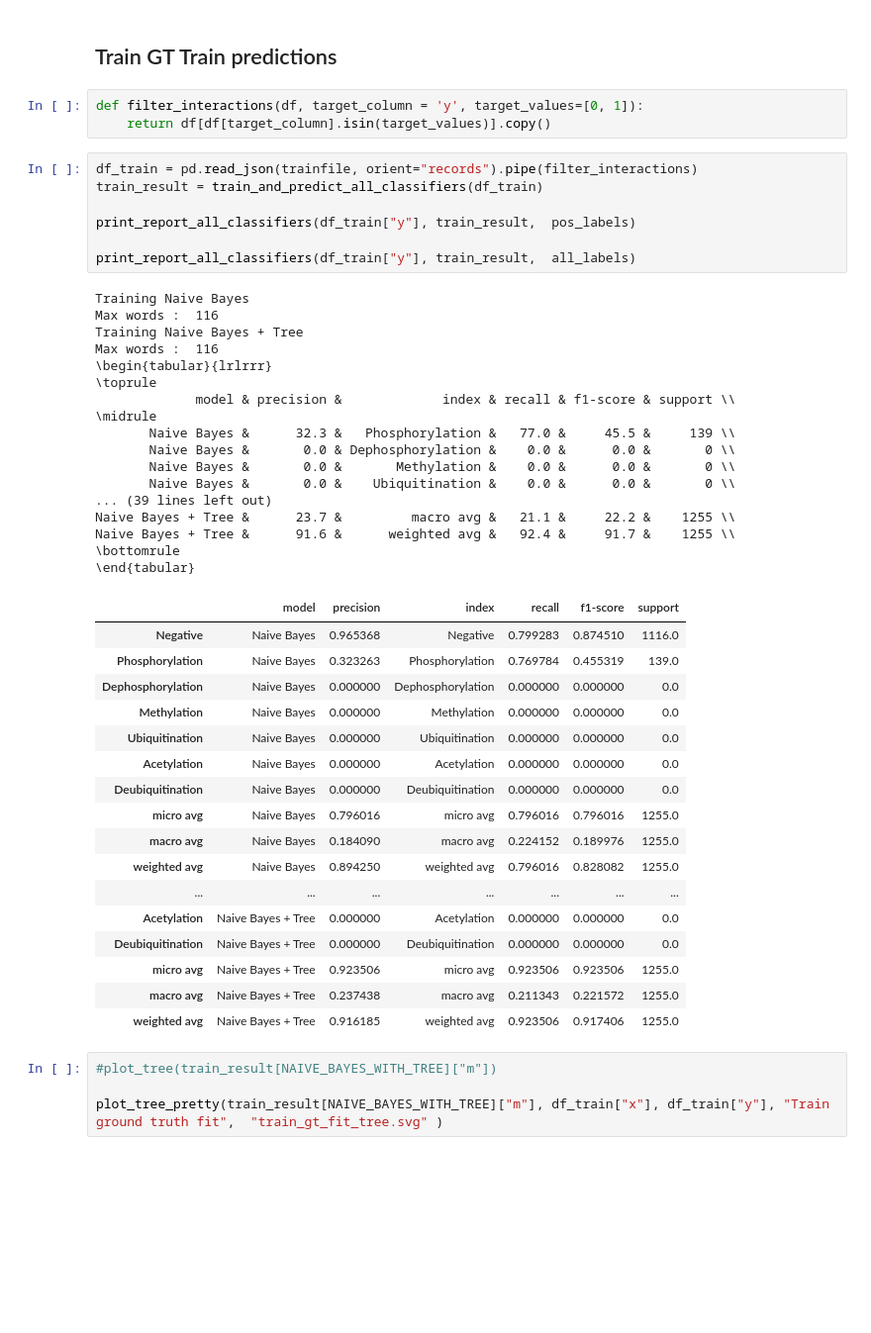
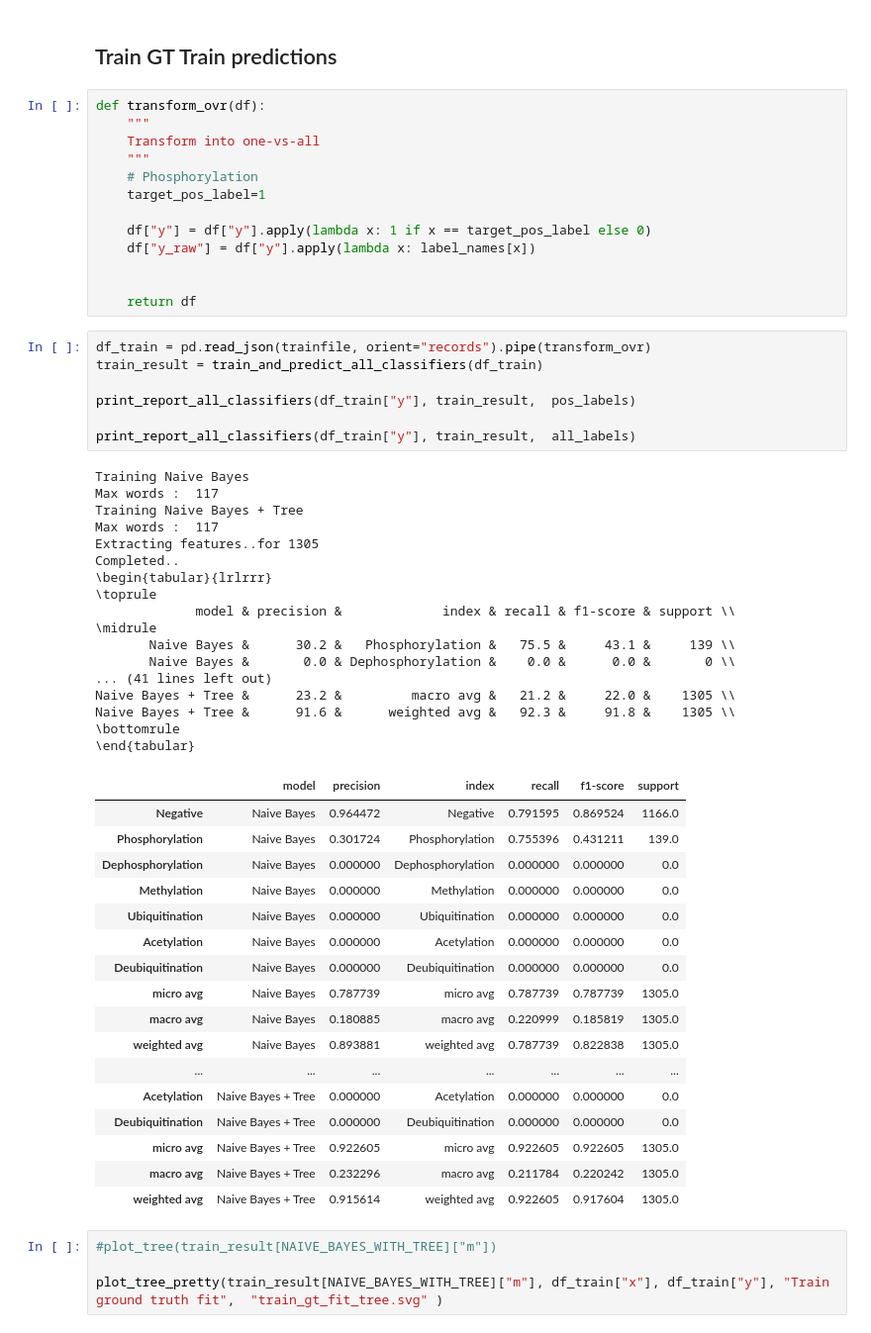
Before and after one commit to elangovana/bert-shortcuts, a Jupyter notebook: notebooks/ptm_ppi_shortcut_analysis.ipynb, the cells around one changed output. Shown at 99% size. Cells and saved outputs as stored; diff of their text form; blank space fills up the shorter version.

```diff
--- a/notebooks/ptm_ppi_shortcut_analysis.ipynb
+++ b/notebooks/ptm_ppi_shortcut_analysis.ipynb
@@ -257,51 +257,61 @@ def plot_confusionmatrix(y_true,y_pred):
     disp.plot(cmap="PuBu", xticks_rotation="vertical")
 # %% [markdown]
 ## Train GT Train predictions
-# %%
-def filter_interactions(df, target_column = 'y', target_values=[0, 1]):
-    return df[df[target_column].isin(target_values)].copy()
+# %%
+def transform_ovr(df):
+    """
+    Transform into one-vs-all
+    """
+    # Phosphorylation
+    target_pos_label=1
+
+    df["y"] = df["y"].apply(lambda x: 1 if x == target_pos_label else 0)
+    df["y_raw"] = df["y"].apply(lambda x: label_names[x])
+
+
+    return df
 # %%
-df_train = pd.read_json(trainfile, orient="records").pipe(filter_interactions)
+df_train = pd.read_json(trainfile, orient="records").pipe(transform_ovr)
 train_result = train_and_predict_all_classifiers(df_train)
 
 print_report_all_classifiers(df_train["y"], train_result,  pos_labels)
 
 print_report_all_classifiers(df_train["y"], train_result,  all_labels)
 # %% [output]
 Training Naive Bayes
-Max words :  116
+Max words :  117
 Training Naive Bayes + Tree
-Max words :  116
+Max words :  117
+Extracting features..for 1305
+Completed..
 \begin{tabular}{lrlrrr}
 \toprule
              model & precision &             index & recall & f1-score & support \\
 \midrule
-       Naive Bayes &      32.3 &   Phosphorylation &   77.0 &     45.5 &     139 \\
+       Naive Bayes &      30.2 &   Phosphorylation &   75.5 &     43.1 &     139 \\
        Naive Bayes &       0.0 & Dephosphorylation &    0.0 &      0.0 &       0 \\
-       Naive Bayes &       0.0 &       Methylation &    0.0 &      0.0 &       0 \\
-       Naive Bayes &       0.0 &    Ubiquitination &    0.0 &      0.0 &       0 \\
-... (39 lines left out)
-Naive Bayes + Tree &      23.7 &         macro avg &   21.1 &     22.2 &    1255 \\
-Naive Bayes + Tree &      91.6 &      weighted avg &   92.4 &     91.7 &    1255 \\
+... (41 lines left out)
+Naive Bayes + Tree &      23.2 &         macro avg &   21.2 &     22.0 &    1305 \\
+Naive Bayes + Tree &      91.6 &      weighted avg &   92.3 &     91.8 &    1305 \\
 \bottomrule
 \end{tabular}
 |  | model | precision | index | recall | f1-score | support |
-| Negative | Naive Bayes | 0.965368 | Negative | 0.799283 | 0.874510 | 1116.0 |
-| Phosphorylation | Naive Bayes | 0.323263 | Phosphorylation | 0.769784 | 0.455319 | 139.0 |
+| Negative | Naive Bayes | 0.964472 | Negative | 0.791595 | 0.869524 | 1166.0 |
+| Phosphorylation | Naive Bayes | 0.301724 | Phosphorylation | 0.755396 | 0.431211 | 139.0 |
 | Dephosphorylation | Naive Bayes | 0.000000 | Dephosphorylation | 0.000000 | 0.000000 | 0.0 |
 | Methylation | Naive Bayes | 0.000000 | Methylation | 0.000000 | 0.000000 | 0.0 |
 | Ubiquitination | Naive Bayes | 0.000000 | Ubiquitination | 0.000000 | 0.000000 | 0.0 |
 | Acetylation | Naive Bayes | 0.000000 | Acetylation | 0.000000 | 0.000000 | 0.0 |
 | Deubiquitination | Naive Bayes | 0.000000 | Deubiquitination | 0.000000 | 0.000000 | 0.0 |
-| micro avg | Naive Bayes | 0.796016 | micro avg | 0.796016 | 0.796016 | 1255.0 |
-| macro avg | Naive Bayes | 0.184090 | macro avg | 0.224152 | 0.189976 | 1255.0 |
-| weighted avg | Naive Bayes | 0.894250 | weighted avg | 0.796016 | 0.828082 | 1255.0 |
+| micro avg | Naive Bayes | 0.787739 | micro avg | 0.787739 | 0.787739 | 1305.0 |
+| macro avg | Naive Bayes | 0.180885 | macro avg | 0.220999 | 0.185819 | 1305.0 |
+| weighted avg | Naive Bayes | 0.893881 | weighted avg | 0.787739 | 0.822838 | 1305.0 |
 | ... | ... | ... | ... | ... | ... | ... |
 | Acetylation | Naive Bayes + Tree | 0.000000 | Acetylation | 0.000000 | 0.000000 | 0.0 |
 | Deubiquitination | Naive Bayes + Tree | 0.000000 | Deubiquitination | 0.000000 | 0.000000 | 0.0 |
-| micro avg | Naive Bayes + Tree | 0.923506 | micro avg | 0.923506 | 0.923506 | 1255.0 |
-| macro avg | Naive Bayes + Tree | 0.237438 | macro avg | 0.211343 | 0.221572 | 1255.0 |
-| weighted avg | Naive Bayes + Tree | 0.916185 | weighted avg | 0.923506 | 0.917406 | 1255.0 |
+| micro avg | Naive Bayes + Tree | 0.922605 | micro avg | 0.922605 | 0.922605 | 1305.0 |
+| macro avg | Naive Bayes + Tree | 0.232296 | macro avg | 0.211784 | 0.220242 | 1305.0 |
+| weighted avg | Naive Bayes + Tree | 0.915614 | weighted avg | 0.922605 | 0.917604 | 1305.0 |
 # %%
 #plot_tree(train_result[NAIVE_BAYES_WITH_TREE]["m"])
 
```
Also changed, not shown: parts of 40 cells of this notebook.
